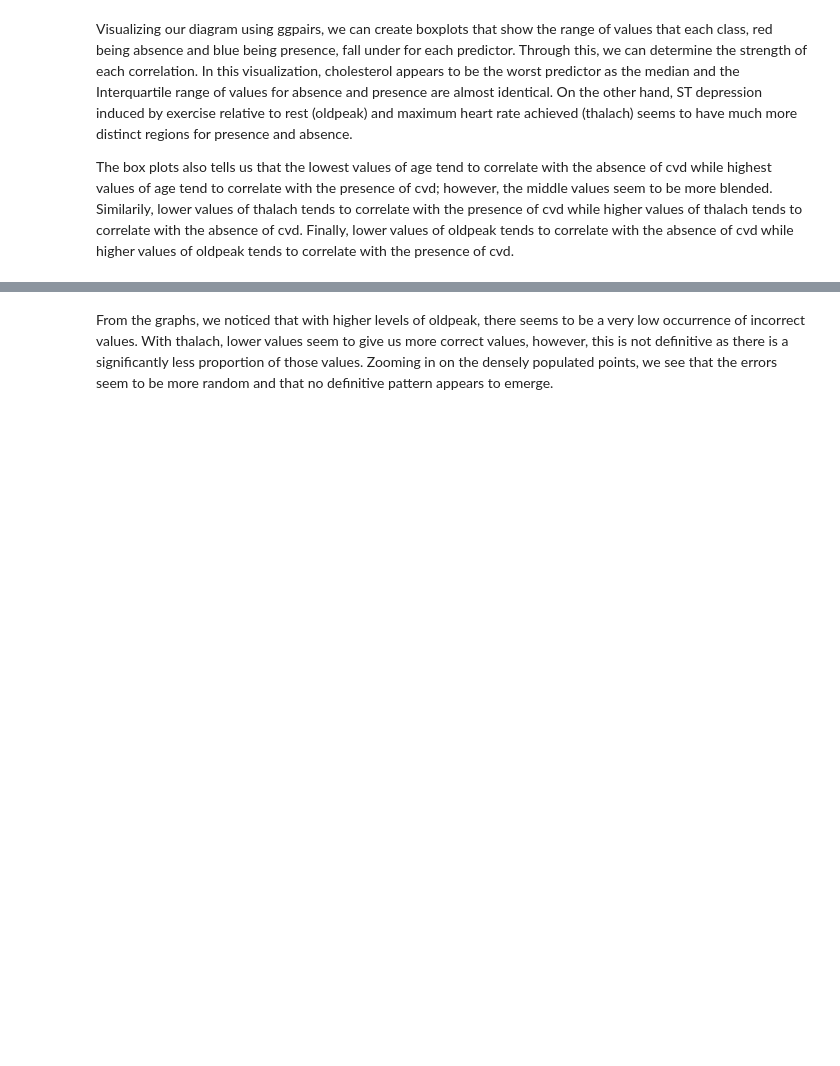
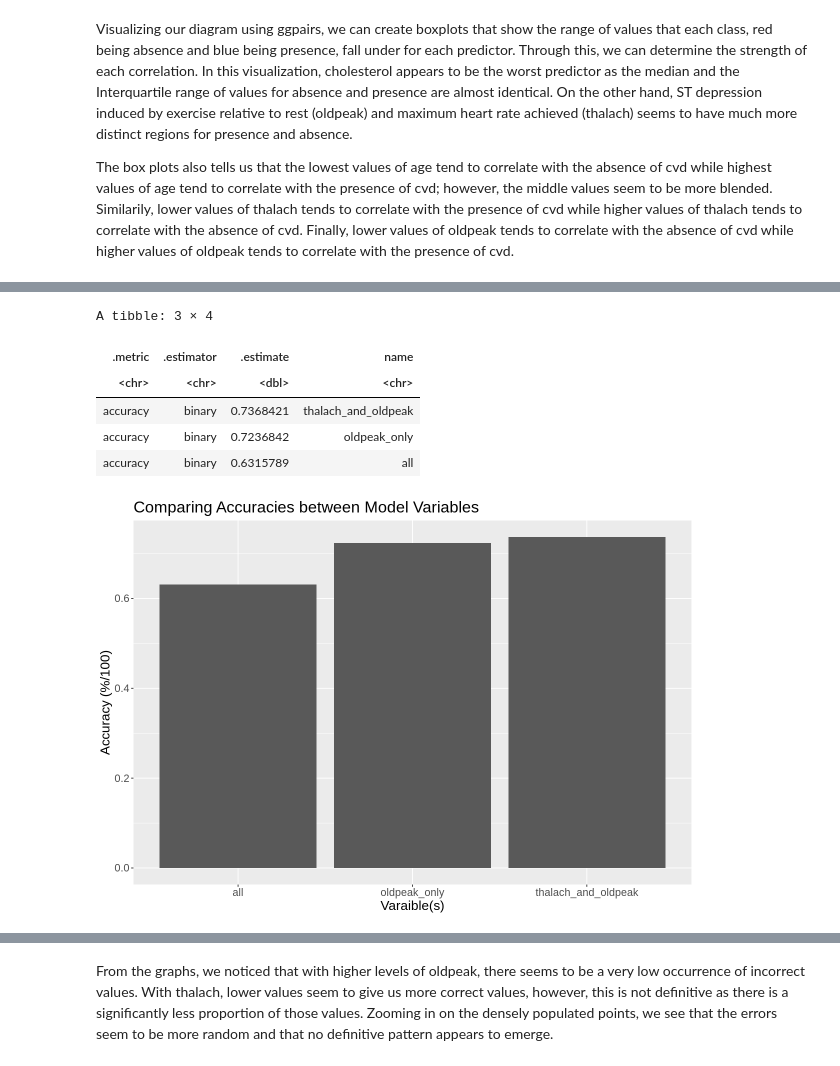
Before and after one commit to mcarbert/dsci_group_8, a Jupyter notebook: project_proposal.ipynb, the cells around one changed output, grey strips where cells are left out. Cells and saved outputs as stored; diff of their text form; code cells hidden in the pictures; blank space fills up the shorter version.

```diff
--- a/project_proposal.ipynb
+++ b/project_proposal.ipynb
@@ -288 +184,65 @@ A tibble: 1 × 3
+# %%
+set.seed(1)
+#using best k, re create model
+heart_spec<-nearest_neighbor(weight_func = "rectangular", neighbors = 7) %>%
+    set_engine("kknn") %>%
+    set_mode("classification")
+#put new model into workflow
+heart_wf<- workflow() %>%
+    add_recipe(hd_recipe) %>%
+    add_model(heart_spec) %>%
+    fit(data = hd_train)
+
+#predict testing using all variables and accuracy
+hd_predict<- predict(heart_wf, hd_test) %>%
+    bind_cols(hd_test) %>%
+    metrics(truth = cvd, estimate = .pred_class) %>%
+    filter(.metric == "accuracy")
+
+#use predict and accuracy on oldpeak only
+oldpeak_recipe<-recipe(cvd~ oldpeak, data = hd_train) %>%
+    step_scale(oldpeak) %>%
+    step_center(oldpeak)
+oldpeak_wf<- workflow() %>%
+    add_recipe(oldpeak_recipe) %>%
+    add_model(heart_spec) %>%
+    fit(data = hd_train)
+oldpeak_predict<-predict(oldpeak_wf, hd_test) %>%
+    bind_cols(hd_test) %>%
+   metrics(truth = cvd , estimate = .pred_class) %>%
+    filter(.metric == "accuracy")
+
+#use predict and accuracy on oldpeak and thalach
+two_recipe<-recipe(cvd~ oldpeak + thalach, data = hd_train) %>%
+    step_scale(all_predictors()) %>%
+    step_center(all_predictors())
+two_wf<- workflow() %>%
+    add_recipe(two_recipe) %>%
+    add_model(heart_spec) %>%
+    fit(data = hd_train)
+two_predict<-predict(two_wf, hd_test) %>%
+    bind_cols(hd_test) %>%
+    metrics(truth = cvd, estimate = .pred_class) %>%
+    filter(.metric == "accuracy")
+#visualize to comapre accuracies of each
+column<-tibble(name = c("thalach_and_oldpeak","oldpeak_only","all"))
+comparison<-bind_rows(two_predict, oldpeak_predict, hd_predict) |>
+    bind_cols(column)
+comparison
+
+comparison_vis<-comparison %>%
+    ggplot(aes(x = name, y = .estimate)) +
+    geom_bar(stat = "identity") +
+    labs(x = "Varaible(s)" , y = "Accuracy (%/100)") +
+    theme(text = element_text(size = 16)) +
+    ggtitle("Comparing Accuracies between Model Variables")
+comparison_vis
+# %% [output]
+A tibble: 3 × 4
+| .metric | .estimator | .estimate | name |
+| <chr> | <chr> | <dbl> | <chr> |
+| accuracy | binary | 0.7368421 | thalach_and_oldpeak |
+| accuracy | binary | 0.7236842 | oldpeak_only |
+| accuracy | binary | 0.6315789 | all |
+[figure, added]
 # %% [markdown]
```
Also changed, not shown: parts of 15 cells of this notebook.
